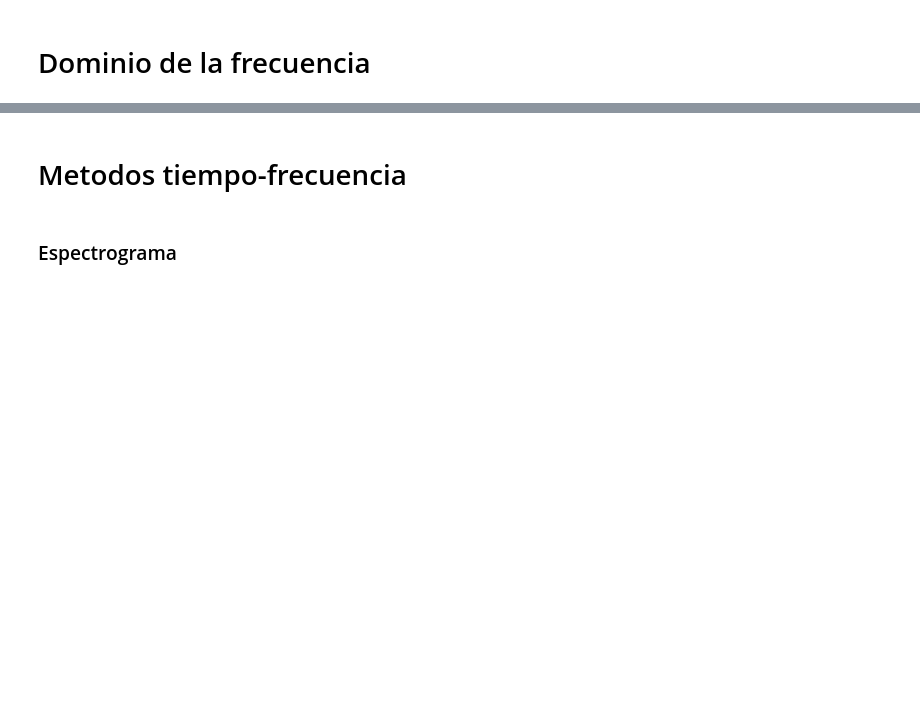
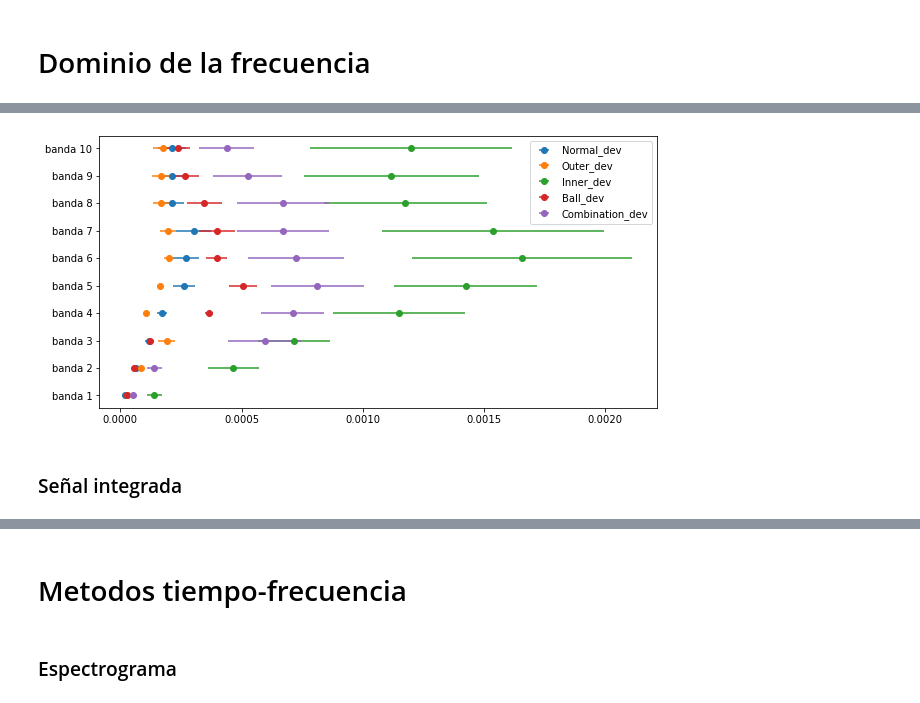
Before and after one commit to JLCdata/Procesamiento-de-se-ales-y-aprendizaje-de-maquinas-en-mantenimiento-predictivo, a Jupyter notebook: Tarea 2/T2.ipynb, the cells around one changed output, grey strips where cells are left out. Drawn from its saved outputs; the diff is of its cells as text; code cells hidden in the pictures; blank space fills up the shorter version.

```diff
--- a/Tarea 2/T2.ipynb
+++ b/Tarea 2/T2.ipynb
@@ -682,0 +820,20 @@ plt.show()
+# %%
+#etiquetas eje y
+titulosy=['banda 1']
+for i in range(2,nb+1):
+    titulosy.append('banda ' + str(i))
+
+plt.rcParams["figure.figsize"] = (10,5)
+plt.figure()
+plt.errorbar(En_dev.mean(axis=0), np.arange(nb),xerr=En_dev.std(axis=0) , fmt='o')
+plt.errorbar(Eo_dev.mean(axis=0), np.arange(nb),xerr=Eo_dev.std(axis=0) , fmt='o')
+plt.errorbar(Ei_dev.mean(axis=0), np.arange(nb),xerr=Ei_dev.std(axis=0) , fmt='o')
+plt.errorbar(Eb_dev.mean(axis=0), np.arange(nb),xerr=Eb_dev.std(axis=0) , fmt='o')
+plt.errorbar(Ec_dev.mean(axis=0), np.arange(nb),xerr=Ec_dev.std(axis=0) , fmt='o')
+plt.yticks(np.arange(nb),titulosy)
+plt.legend(('Normal_dev','Outer_dev','Inner_dev','Ball_dev','Combination_dev'))
+plt.show()
+# %% [output]
+[figure, added]
+# %% [markdown]
+### Señal integrada
```
Also changed, not shown: parts of 13 cells of this notebook.
